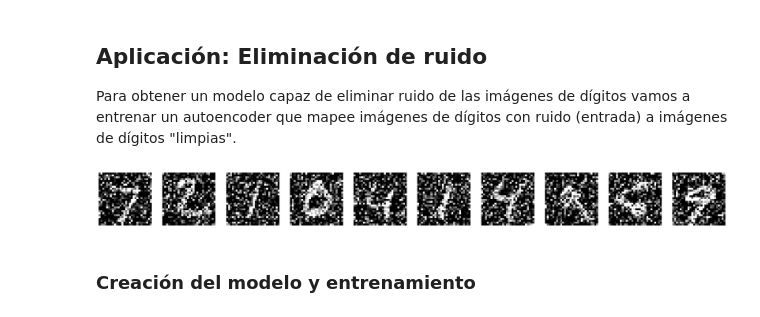
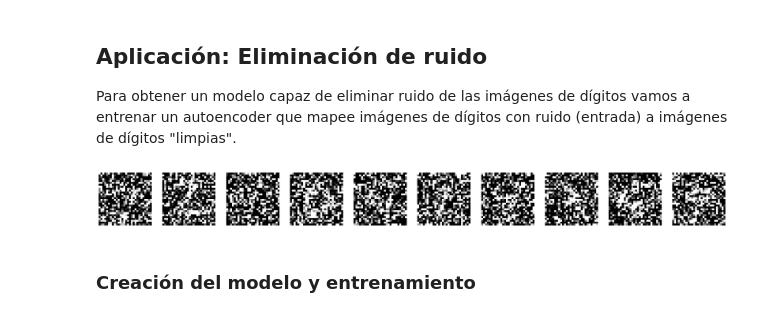
Before and after one commit to jvallalta/ia3, a Jupyter notebook: autoencoders_mnist.ipynb, the cells around one changed output. Drawn from its saved outputs; the diff is of its cells as text; code cells hidden in the pictures.

```diff
--- a/autoencoders_mnist.ipynb
+++ b/autoencoders_mnist.ipynb
@@ -233,23 +233,23 @@ _________________________________________________________________
 Para obtener un modelo capaz de eliminar ruido de las imágenes de dígitos vamos a entrenar un autoencoder que mapee imágenes de dígitos con ruido (entrada) a imágenes de dígitos "limpias".
 # %%
 # Añadimos ruido gaussiano (distribución normal) a las imágenes.
-noise_factor = 0.5
+noise_factor = 0.99
 X_train_noisy = X_train + noise_factor * np.random.normal(loc=0.0, scale=1.0, size=X_train.shape)
 X_test_noisy = X_test + noise_factor * np.random.normal(loc=0.0, scale=1.0, size=X_test.shape)
 
 # Aseguramos que todos los pixeles queden en el rango [0, 1]
 X_train_noisy = np.clip(X_train_noisy, 0., 1.)
 X_test_noisy = np.clip(X_test_noisy, 0., 1.)
 
 # Dibujamos las imágenes con ruido
 n_images = 10
 plt.figure(figsize=(30, 3))
 for i in range(n_images):
     plt.subplot(1, n_images, i+1)
     plt.imshow(X_test_noisy[i].reshape(28, 28), cmap='gray')
     plt.axis('off')
 # %% [output]
-[figure, old version]
+[figure, new version]
 # %% [markdown]
 ### Creación del modelo y entrenamiento
 # %%
```
Also changed, not shown: parts of 2 cells of this notebook.
